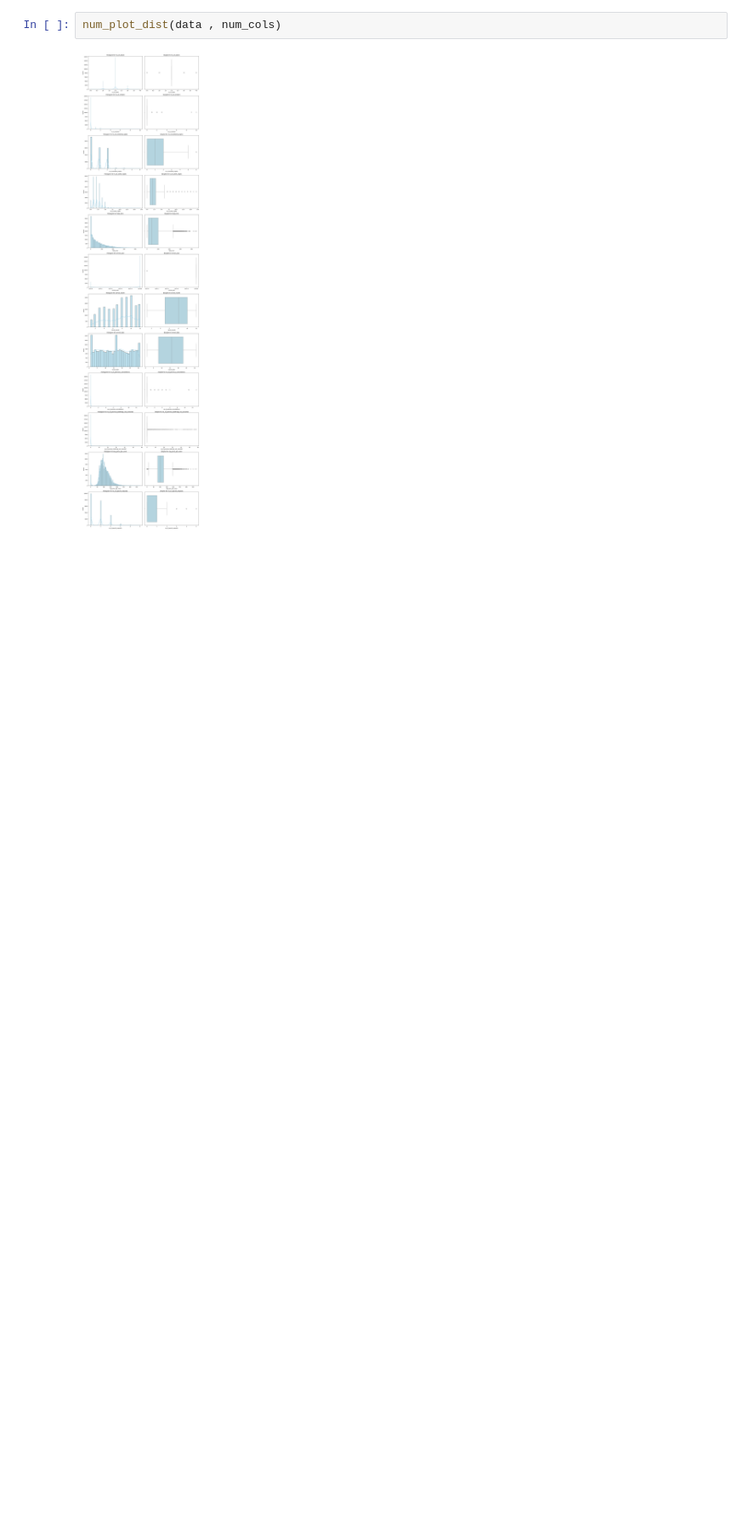
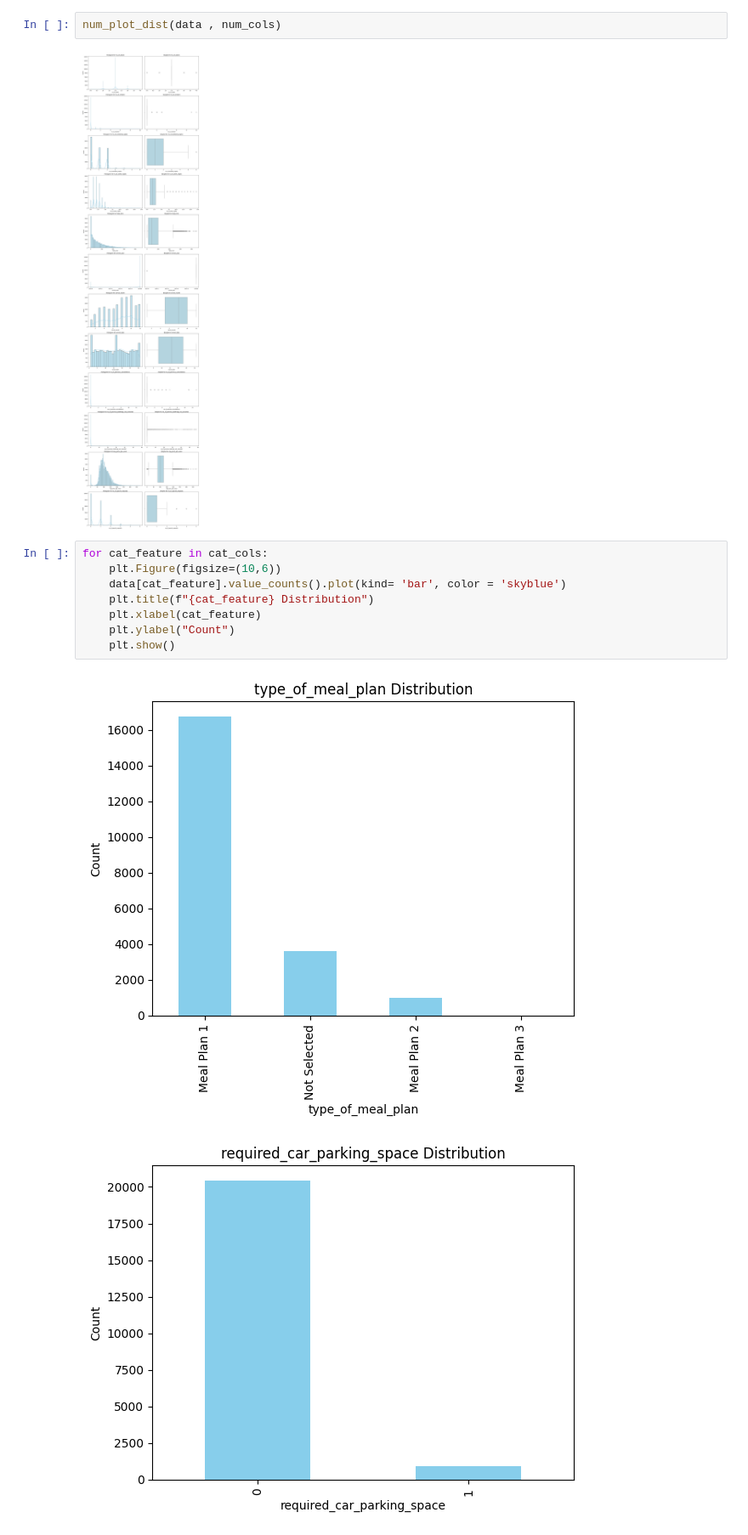
Before and after one commit to chiragd0408/Hotel_Reservation_Prediction, a Jupyter notebook: notebook/notebook.ipynb, the cells around one changed output. Shown: that part at 85% size. Cells and saved outputs as stored; diff of their text form; blank space fills up the shorter version.

```diff
--- a/notebook/notebook.ipynb
+++ b/notebook/notebook.ipynb
@@ -164,3 +164,14 @@ def num_plot_dist(df, num_features):
 num_plot_dist(data , num_cols)
 # %% [output]
 [figure]
+# %%
+for cat_feature in cat_cols:
+    plt.Figure(figsize=(10,6))
+    data[cat_feature].value_counts().plot(kind= 'bar', color = 'skyblue')
+    plt.title(f"{cat_feature} Distribution")
+    plt.xlabel(cat_feature)
+    plt.ylabel("Count")
+    plt.show()
+# %% [output]
+[figure, added]
+[figure, added]
```
Also changed, not shown: parts of 4 cells of this notebook.
